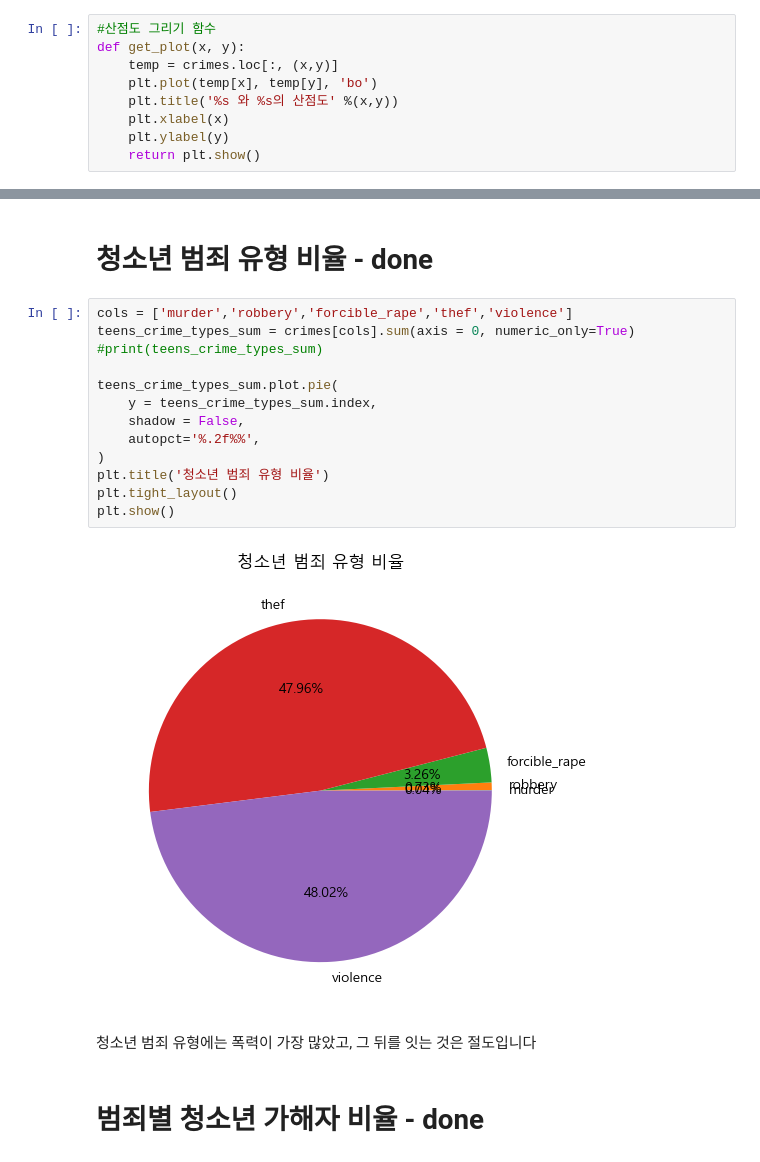
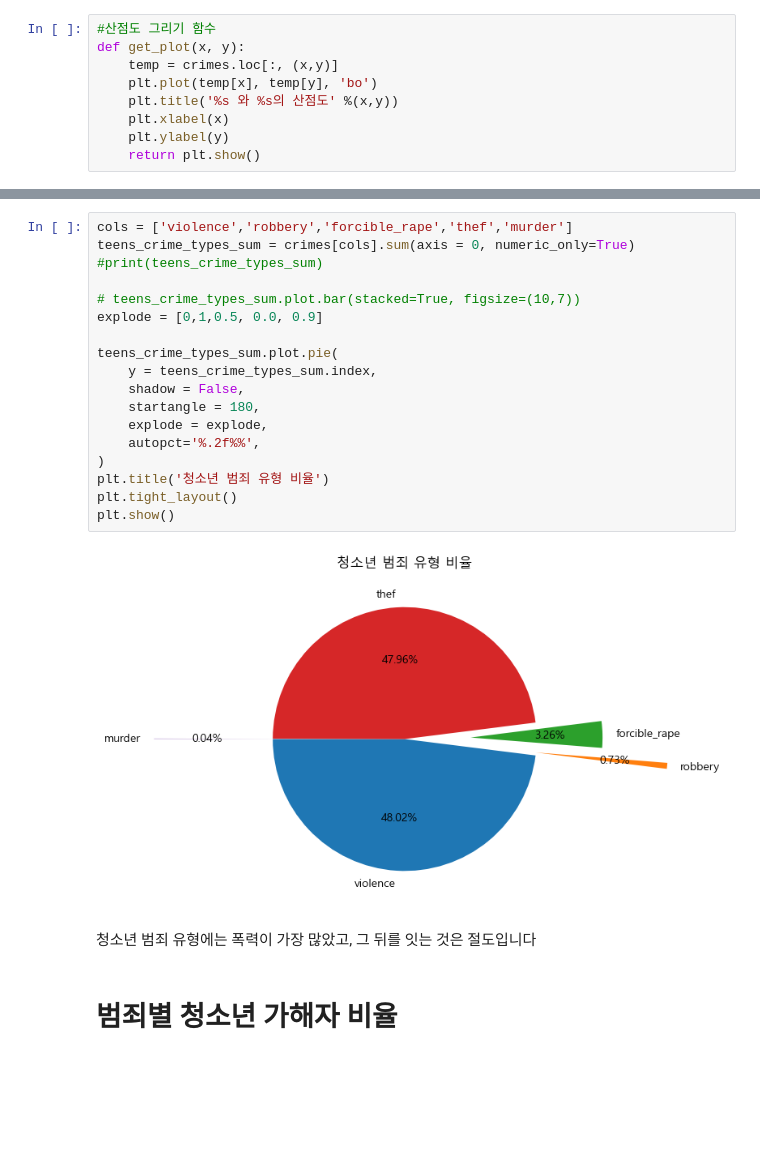
Before and after one commit to sangsang0114/DataAnalytics, a Jupyter notebook: miniproject.ipynb, the cells around one changed output, grey strips where cells are left out. Drawn from its saved outputs; the diff is of its cells as text; blank space fills up the shorter version.

```diff
--- a/miniproject.ipynb
+++ b/miniproject.ipynb
@@ -75,24 +52,27 @@ my_data
-# %% [markdown]
-# 청소년 범죄 유형 비율 - done
 # %%
-cols = ['murder','robbery','forcible_rape','thef','violence']
+cols = ['violence','robbery','forcible_rape','thef','murder']
 teens_crime_types_sum = crimes[cols].sum(axis = 0, numeric_only=True)
 #print(teens_crime_types_sum)
+
+# teens_crime_types_sum.plot.bar(stacked=True, figsize=(10,7))
+explode = [0,1,0.5, 0.0, 0.9]
 
 teens_crime_types_sum.plot.pie(
     y = teens_crime_types_sum.index,
     shadow = False,
+    startangle = 180,
+    explode = explode,
     autopct='%.2f%%',
 )
 plt.title('청소년 범죄 유형 비율')
 plt.tight_layout()
 plt.show()
 # %% [output]
-[figure, old version]
+[figure, new version]
 # %% [markdown]
 청소년 범죄 유형에는 폭력이 가장 많았고, 그 뒤를 잇는 것은 절도입니다
 # %% [markdown]
-# 범죄별 청소년 가해자 비율 - done
+# 범죄별 청소년 가해자 비율
 # %%
 cols = ['murder','robbery','forcible_rape','thef','violence']
 cols_tot = ['murder_tot', 'robbery_Tot','forcible_rape_Tot','thef_tot','violence_Tot']
```
Also changed, not shown: parts of 31 cells of this notebook, 1 other file.
